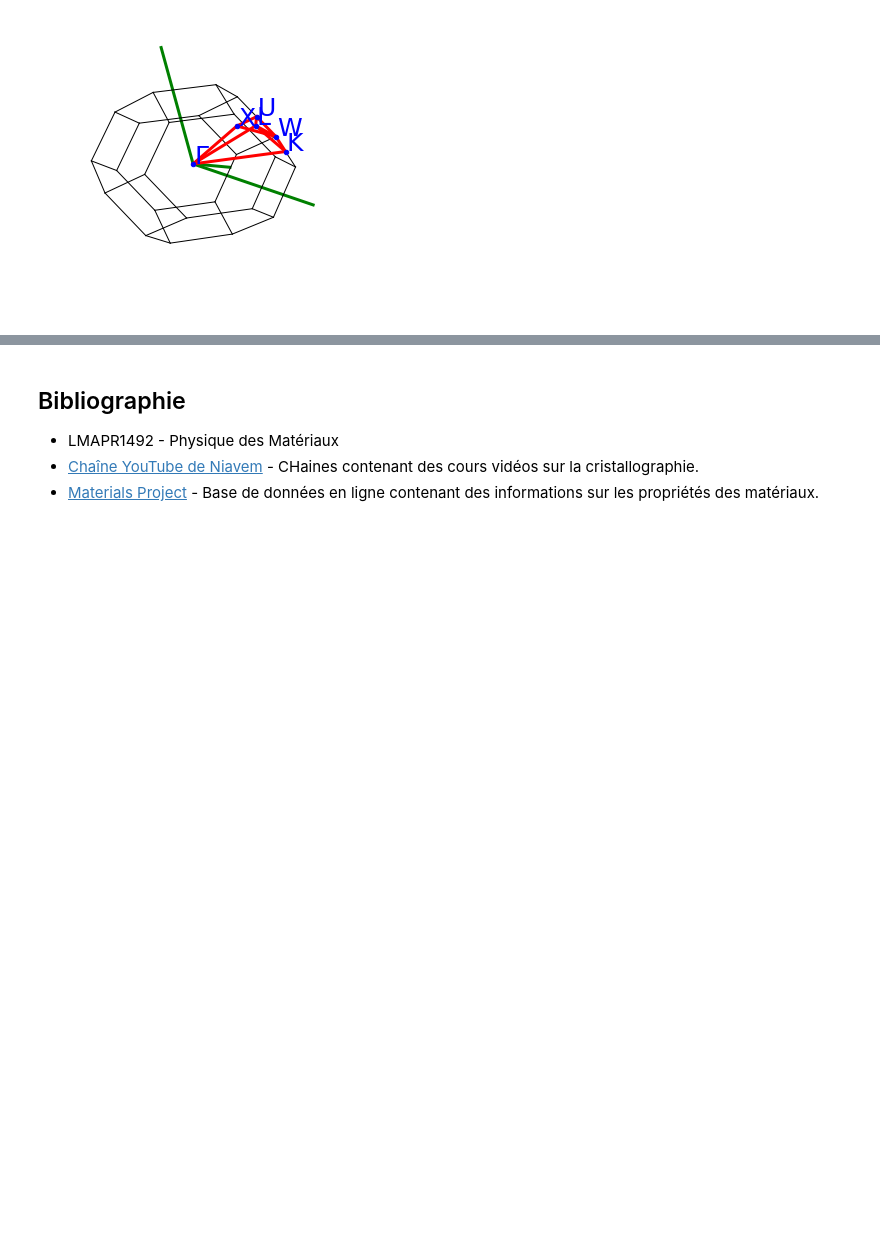
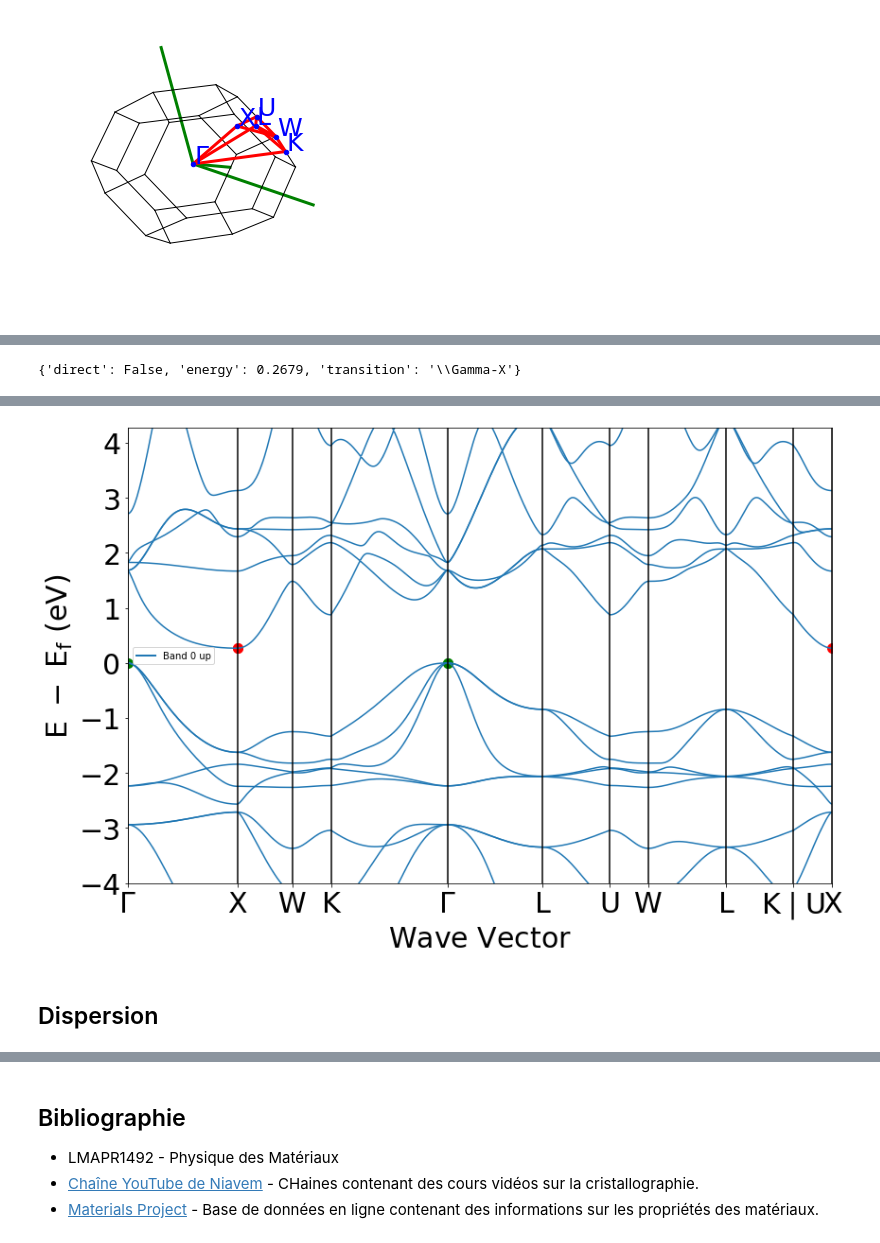
Before and after one commit to FDAUP0/lmapr1492, a Jupyter notebook: el_bands.ipynb, the cells around one changed output, grey strips where cells are left out. Saved outputs shown, nothing was run; the diff lists cells and outputs as text; code cells hidden in the pictures; blank space fills up the shorter version.

```diff
--- a/el_bands.ipynb
+++ b/el_bands.ipynb
@@ -33,9 +33,8 @@ structure = m.get_structure_by_material_id("mp-3432")
 bands = m.get_bandstructure_by_material_id("mp-3432")
 
 
-BPlot = BSPlotter(bands)
-Elem = BPlot.bs_plot_data()
+BSPlot = BSPlotter(bands)
 
-BPlot.plot_brillouin()
+BSPlot.plot_brillouin()
 # %% [output]
 [figure]
@@ -45,0 +47,5 @@ print(bands.get_band_gap())
+# %%
+print(bands.get_band_gap())
+BSPlot.get_plot(vbm_cbm_marker=True)
+# %% [output]
+{'direct': False, 'energy': 0.2679, 'transition': '\\Gamma-X'}
@@ -45,0 +53,3 @@ print(bands.get_band_gap())
+[figure, added]
+# %% [markdown]
+<h2> Dispersion </h2>
```
Also changed, not shown: parts of 4 cells of this notebook.
